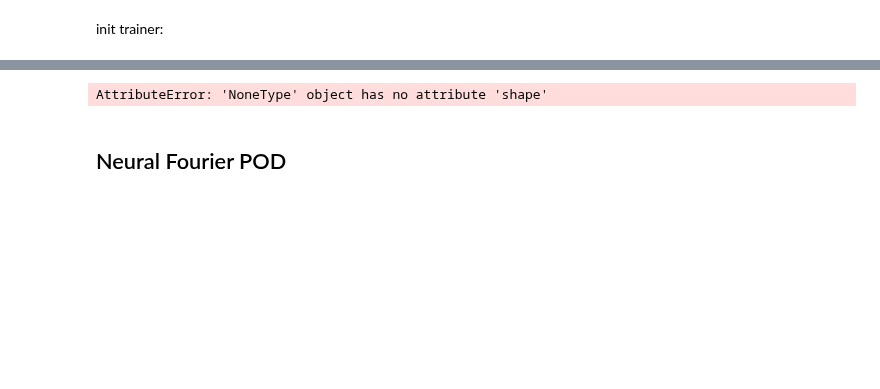
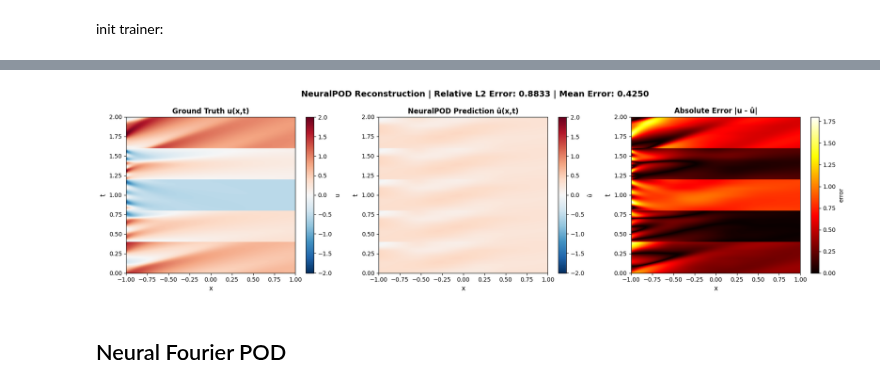
Before and after one commit to intsystems/2026-Project-185, a Jupyter notebook: code/notebooks/single_basis.ipynb, the cells around one changed output, grey strips where cells are left out. Drawn from its saved outputs; the diff is of its cells as text; code cells hidden in the pictures; blank space fills up the shorter version.

```diff
--- a/code/notebooks/single_basis.ipynb
+++ b/code/notebooks/single_basis.ipynb
@@ -369,7 +358,7 @@ plt.show()
 # %%
-plot_space_time_heatmaps(basis, s, x, t)
+plot_space_time_heatmaps(basis_authors, s, x, t)
 plt.show()
 # %% [output]
-AttributeError: 'NoneType' object has no attribute 'shape'
+[figure, added]
 # %% [markdown]
 ## Neural Fourier POD
```
Also changed, not shown: parts of 23 cells of this notebook.
